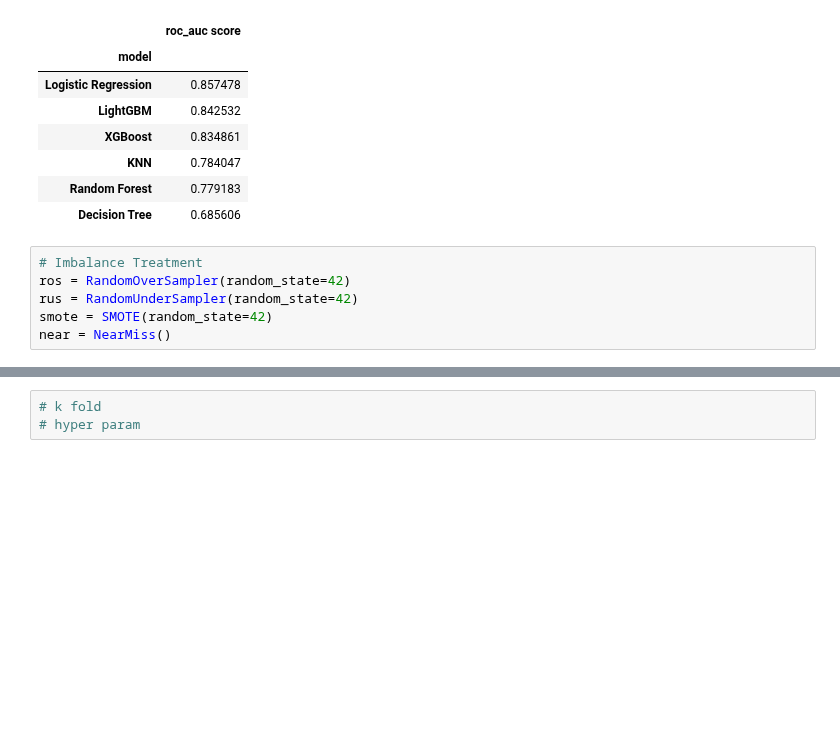
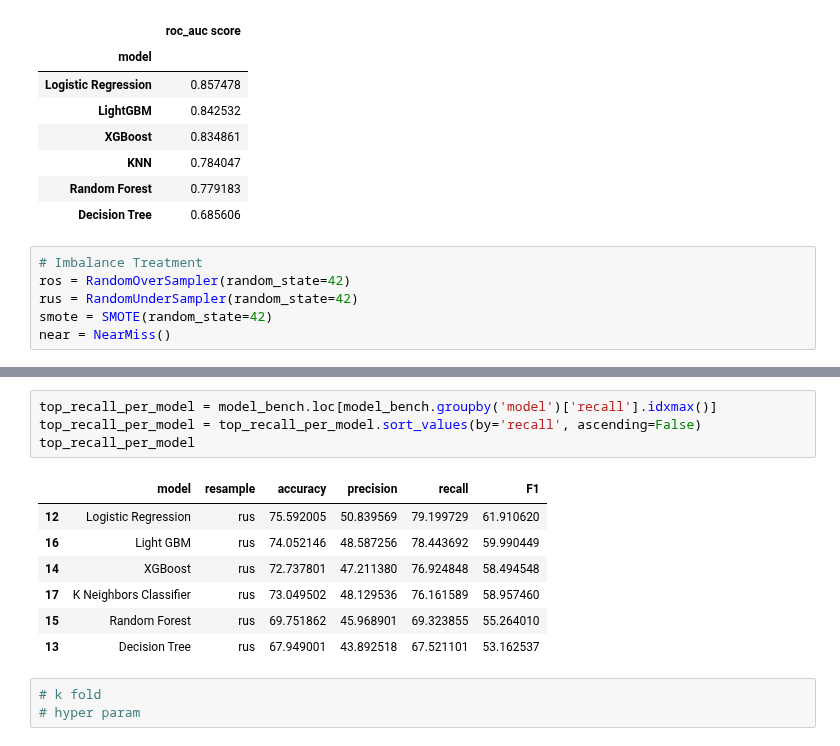
Before and after one commit to fahdmuchammad/Capstone-3-Purwadhika-Machine-learning, a Jupyter notebook: Capstone_3_Muchammad Fahd_Telco.ipynb, the cells around one changed output, grey strips where cells are left out. Saved outputs shown, nothing was run; the diff lists cells and outputs as text; blank space fills up the shorter version.

```diff
--- a/Capstone_3_Muchammad Fahd_Telco.ipynb
+++ b/Capstone_3_Muchammad Fahd_Telco.ipynb
@@ -647,3 +770,15 @@ near = NearMiss()
+# %%
+top_recall_per_model = model_bench.loc[model_bench.groupby('model')['recall'].idxmax()]
+top_recall_per_model = top_recall_per_model.sort_values(by='recall', ascending=False)
+top_recall_per_model
+# %% [output]
+|  | model | resample | accuracy | precision | recall | F1 |
+| 12 | Logistic Regression | rus | 75.592005 | 50.839569 | 79.199729 | 61.910620 |
+| 16 | Light GBM | rus | 74.052146 | 48.587256 | 78.443692 | 59.990449 |
+| 14 | XGBoost | rus | 72.737801 | 47.211380 | 76.924848 | 58.494548 |
+| 17 | K Neighbors Classifier | rus | 73.049502 | 48.129536 | 76.161589 | 58.957460 |
+| 15 | Random Forest | rus | 69.751862 | 45.968901 | 69.323855 | 55.264010 |
+| 13 | Decision Tree | rus | 67.949001 | 43.892518 | 67.521101 | 53.162537 |
 # %%
 # k fold
 # hyper param
```
Also changed, not shown: parts of 9 cells of this notebook.
